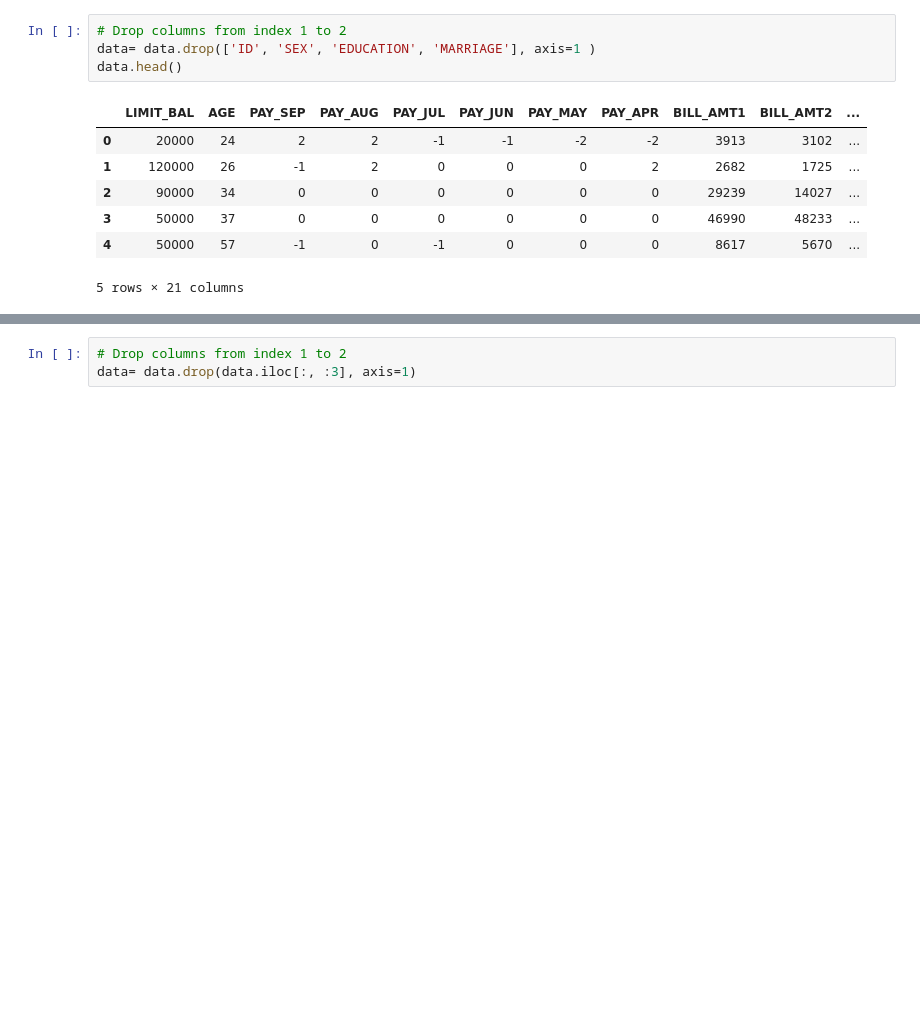
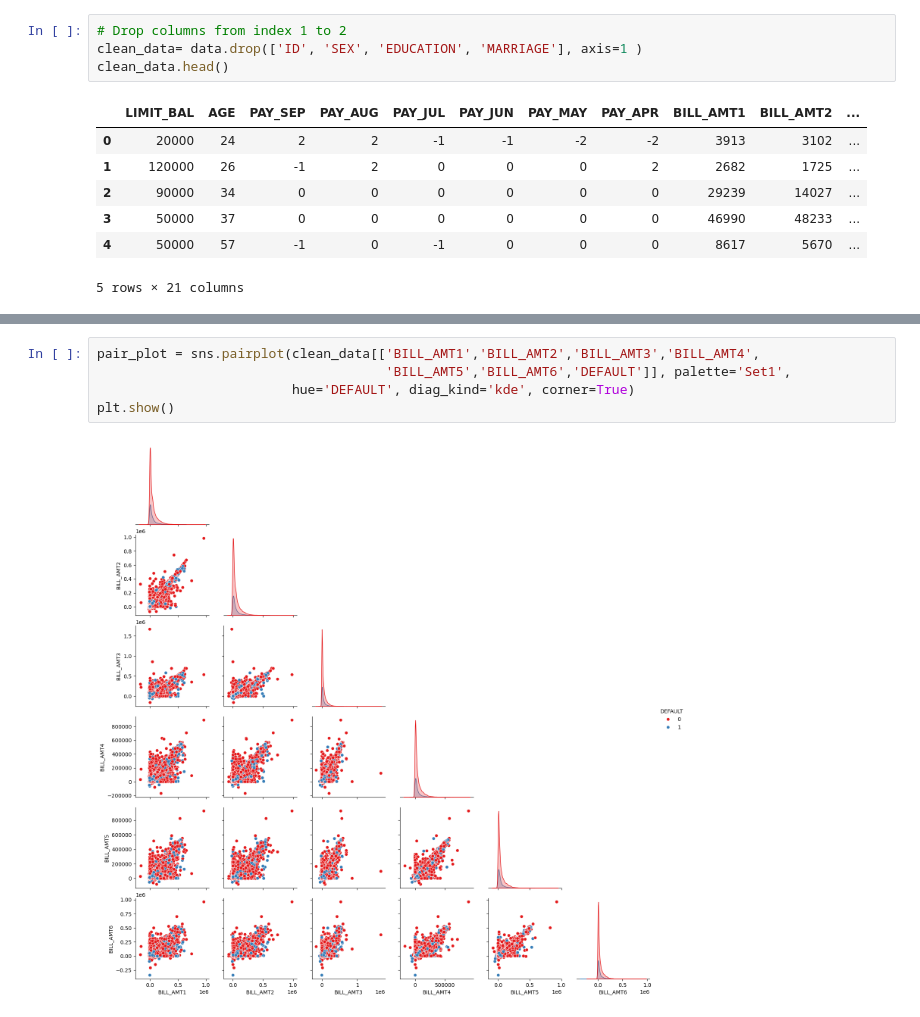
Before and after one commit to pradeepkhadka505/7072CEM-CourseWork, a Jupyter notebook: DefaultPayment_Of_ClientCreditCard_Prediction.ipynb, the cells around one changed output, grey strips where cells are left out. Saved outputs shown, nothing was run; the diff lists cells and outputs as text; blank space fills up the shorter version.

```diff
--- a/DefaultPayment_Of_ClientCreditCard_Prediction.ipynb
+++ b/DefaultPayment_Of_ClientCreditCard_Prediction.ipynb
@@ -206,8 +208,8 @@ plt.show()
 #0 means sucessful to pay
 # %%
 # Drop columns from index 1 to 2
-data= data.drop(['ID', 'SEX', 'EDUCATION', 'MARRIAGE'], axis=1 )
-data.head()
+clean_data= data.drop(['ID', 'SEX', 'EDUCATION', 'MARRIAGE'], axis=1 )
+clean_data.head()
 # %% [output]
 |  | LIMIT_BAL | AGE | PAY_SEP | PAY_AUG | PAY_JUL | PAY_JUN | PAY_MAY | PAY_APR | BILL_AMT1 | BILL_AMT2 | ... |
 | 0 | 20000 | 24 | 2 | 2 | -1 | -1 | -2 | -2 | 3913 | 3102 | ... |
@@ -228,3 +250,7 @@ plt.show()
 # %%
-# Drop columns from index 1 to 2
-data= data.drop(data.iloc[:, :3], axis=1)
+pair_plot = sns.pairplot(clean_data[['BILL_AMT1','BILL_AMT2','BILL_AMT3','BILL_AMT4',
+                                     'BILL_AMT5','BILL_AMT6','DEFAULT']], palette='Set1',
+                         hue='DEFAULT', diag_kind='kde', corner=True)
+plt.show()
+# %% [output]
+[figure, added]
```
Also changed, not shown: parts of 56 cells of this notebook, 1 other file.
